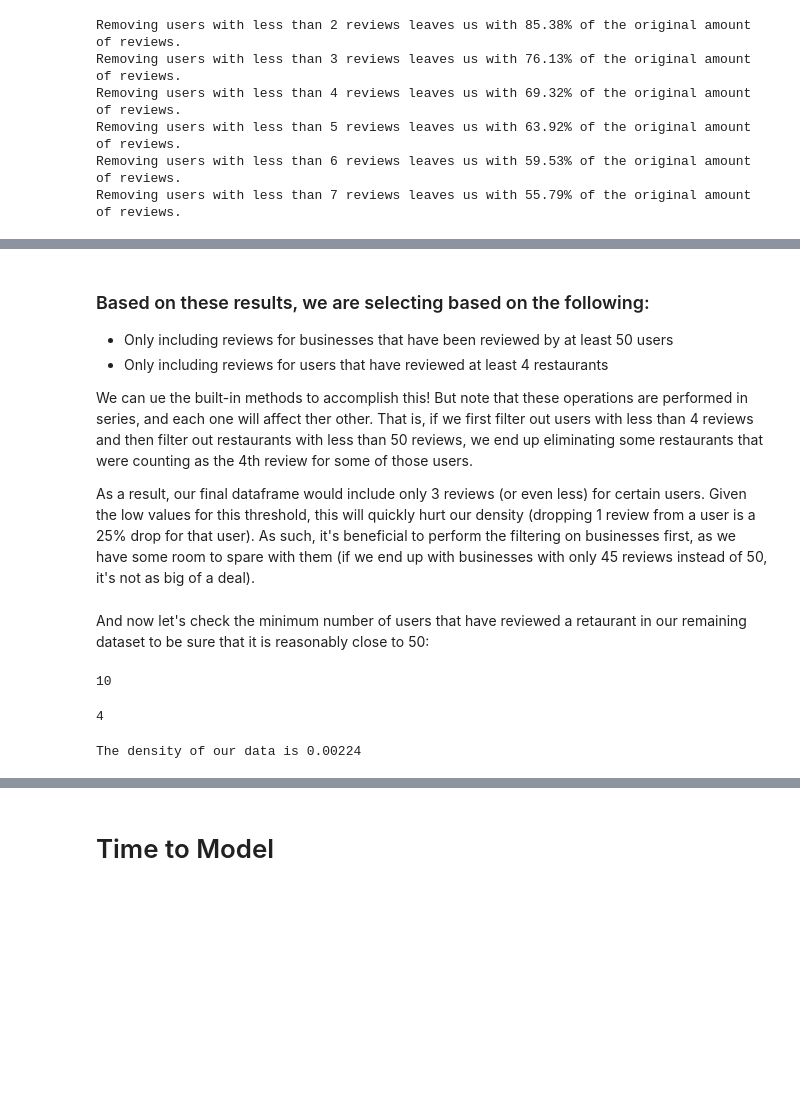
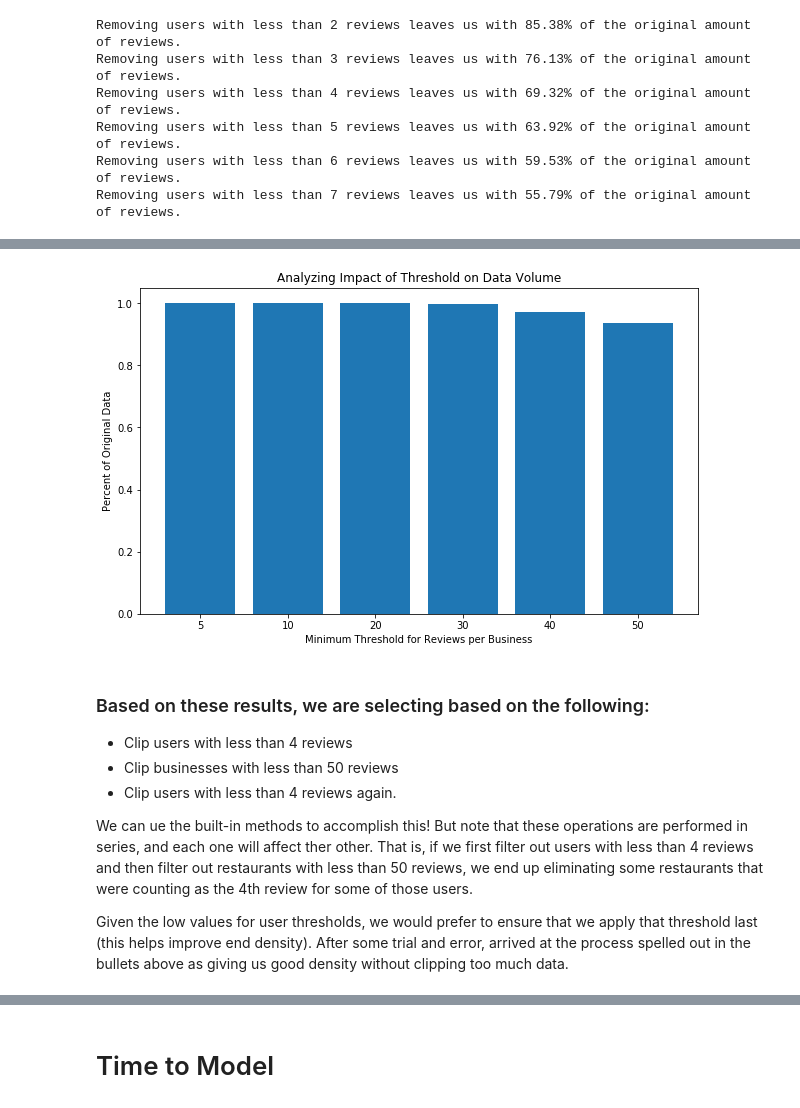
Before and after one commit to mtylerpreston/your_community_eatery, a Jupyter notebook: project_demo.ipynb, the cells around one changed output, grey strips where cells are left out. Drawn from its saved outputs; the diff is of its cells as text; code cells hidden in the pictures; blank space fills up the shorter version.

```diff
--- a/project_demo.ipynb
+++ b/project_demo.ipynb
@@ -300,8 +303,17 @@ Removing businesses reviewed by less than 50 users leaves us with 90.23% of the
+# %%
+fig, ax = plt.subplots(figsize = (10, 6))
+plt.bar([1, 2, 3, 4, 5, 6], amount_of_data, tick_label = thresholds)
+ax.set_title('Analyzing Impact of Threshold on Data Volume')
+ax.set_ylabel('Percent of Original Data')
+_ = ax.set_xlabel('Minimum Threshold for Reviews per Business')
+# %% [output]
+[figure, added]
 # %% [markdown]
 ### Based on these results, we are selecting based on the following:
-* Only including reviews for businesses that have been reviewed by at least 50 users
-* Only including reviews for users that have reviewed at least 4 restaurants
+* Clip users with less than 4 reviews
+* Clip businesses with less than 50 reviews
+* Clip users with less than 4 reviews again.
 
 We can ue the built-in methods to accomplish this! But note that these operations are performed in series, and each one will affect ther other. That is, if we first filter out users with less than 4 reviews and then filter out restaurants with less than 50 reviews, we end up eliminating some restaurants that were counting as the 4th review for some of those users.
 
-As a result, our final dataframe would include only 3 reviews (or even less) for certain users. Given the low values for this threshold, this will quickly hurt our density (dropping 1 review from a user is a 25% drop for that user). As such, it's beneficial to perform the filtering on businesses first, as we have some room to spare with them (if we end up with businesses with only 45 reviews instead of 50, it's not as big of a deal).
+Given the low values for user thresholds, we would prefer to ensure that we apply that threshold last (this helps improve end density). After some trial and error, arrived at the process spelled out in the bullets above as giving us good density without clipping too much data.
@@ -314,15 +319,0 @@ pipe.bus_review_df.groupby('user_id').count().review_id.min()
-# %% [markdown]
-And now let's check the minimum number of users that have reviewed a retaurant in our remaining dataset to be sure that it is reasonably close to 50:
-# %%
-pipe.bus_review_df.groupby('business_id').count().user_id.min()
-# %% [output]
-10
-# %%
-pipe.bus_review_df.groupby('business_id').count().user_id.min()
-# %% [output]
-4
-# %%
-density = pipe.calculate_density()
-print('The density of our data is {:.5f}'.format(density))
-# %% [output]
-The density of our data is 0.00224
```
Also changed, not shown: parts of 30 cells of this notebook, 6 other files.
